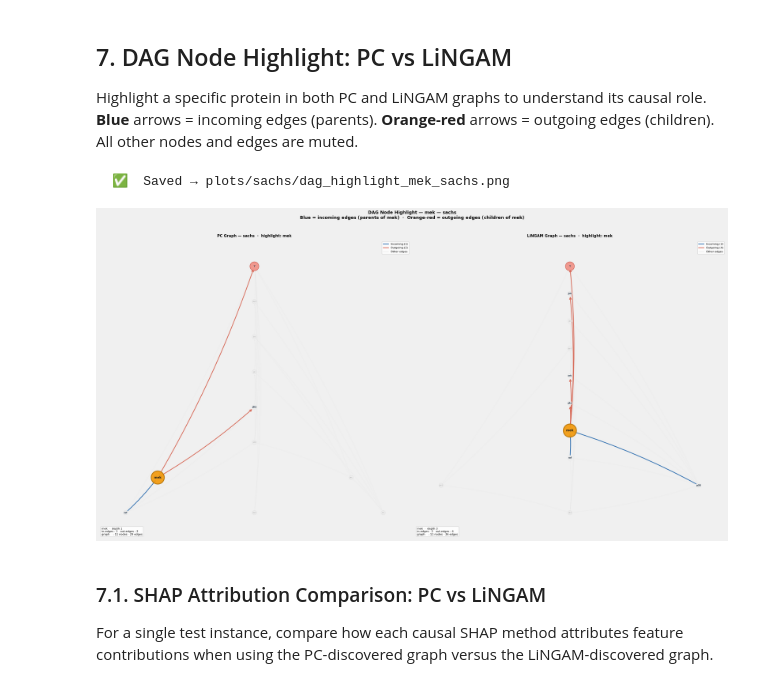
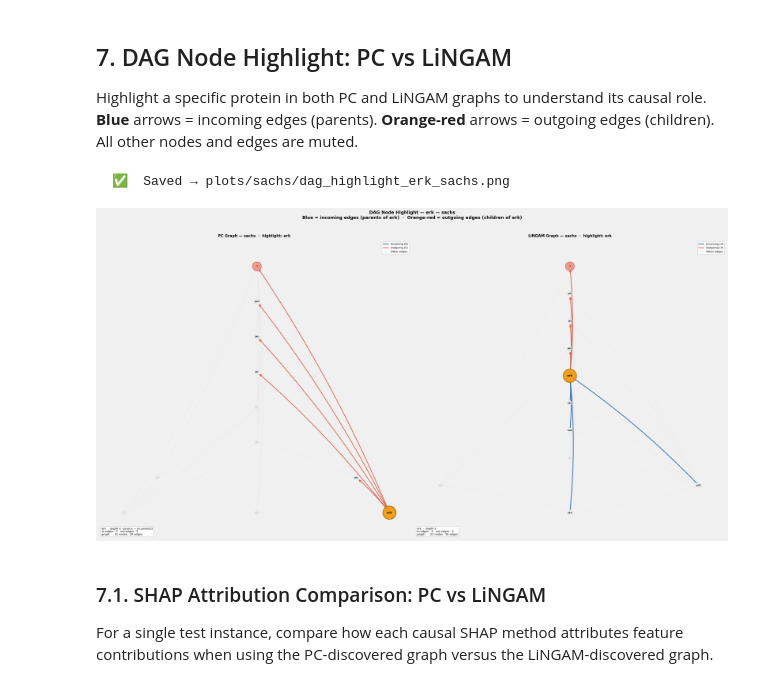
Before and after one commit to juanriosg12/master_thesis, a Jupyter notebook: notebooks/real_data_analysis.ipynb, the cells around one changed output. Drawn from its saved outputs; the diff is of its cells as text; code cells hidden in the pictures.

```diff
--- a/notebooks/real_data_analysis.ipynb
+++ b/notebooks/real_data_analysis.ipynb
@@ -436,17 +443,17 @@ Highlight a specific protein in both PC and LiNGAM graphs to understand its caus
 **Blue** arrows = incoming edges (parents). **Orange-red** arrows = outgoing edges (children).
 All other nodes and edges are muted.
 # %%
-HIGHLIGHT_FEATURE = 'mek'   # change to any protein name
+HIGHLIGHT_FEATURE = 'erk'   # change to any protein name
 
 fig_highlight = plot_dag_highlight(
     G_pc, pos_pc, td_pc, src_pc, y_pc, ml_pc,
     G_lingam, pos_lingam, td_lingam, src_lingam, y_lingam, ml_lingam,
     HIGHLIGHT_FEATURE, pc_names, DATASET,
     save_dir=PLOTS_DIR,
 )
 # %% [output]
-  ✅  Saved → plots/sachs/dag_highlight_mek_sachs.png
+  ✅  Saved → plots/sachs/dag_highlight_erk_sachs.png
-[figure, old version]
+[figure, new version]
 # %% [markdown]
 ### 7.1. SHAP Attribution Comparison: PC vs LiNGAM
 
```
Also changed, not shown: parts of 12 cells of this notebook, 34 other files.
